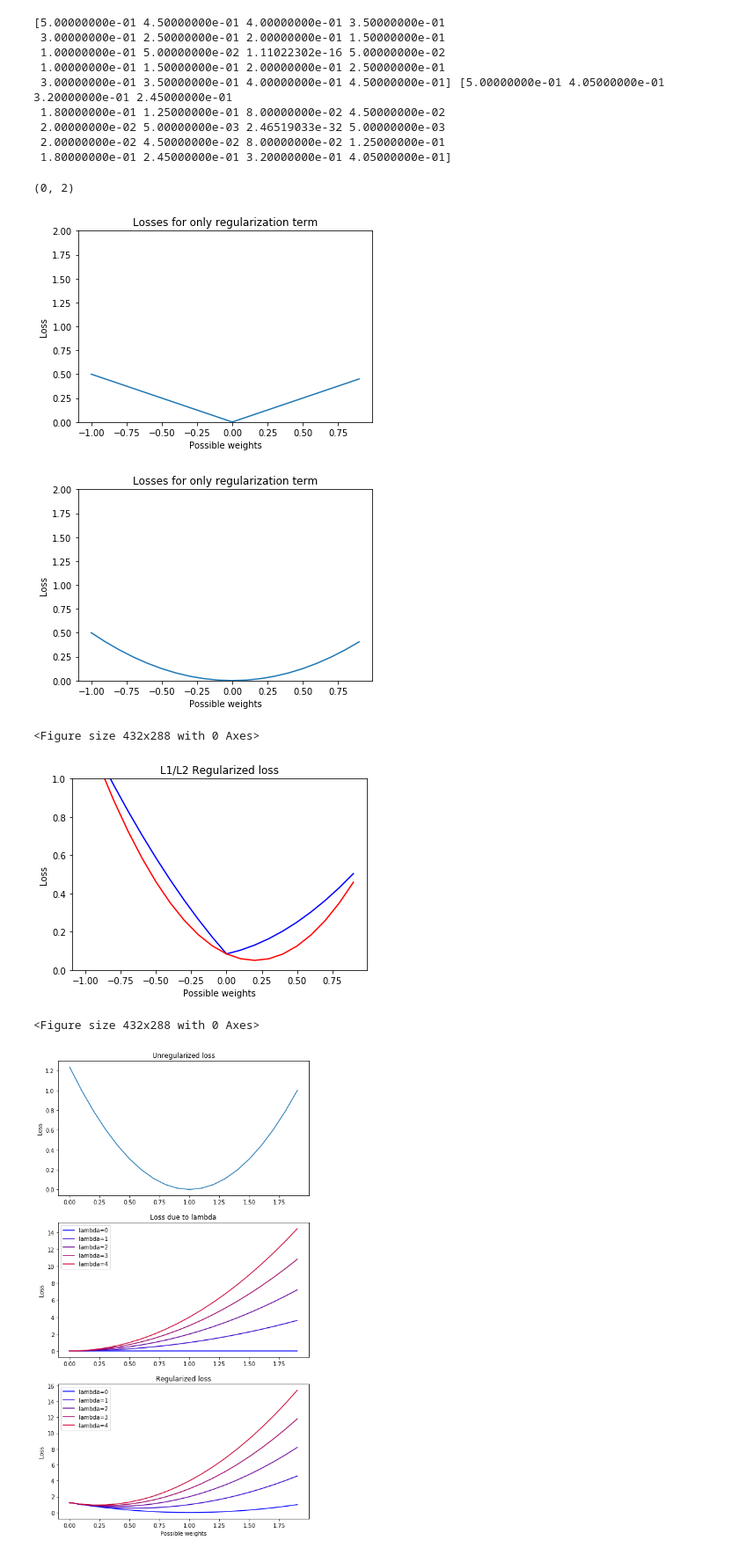
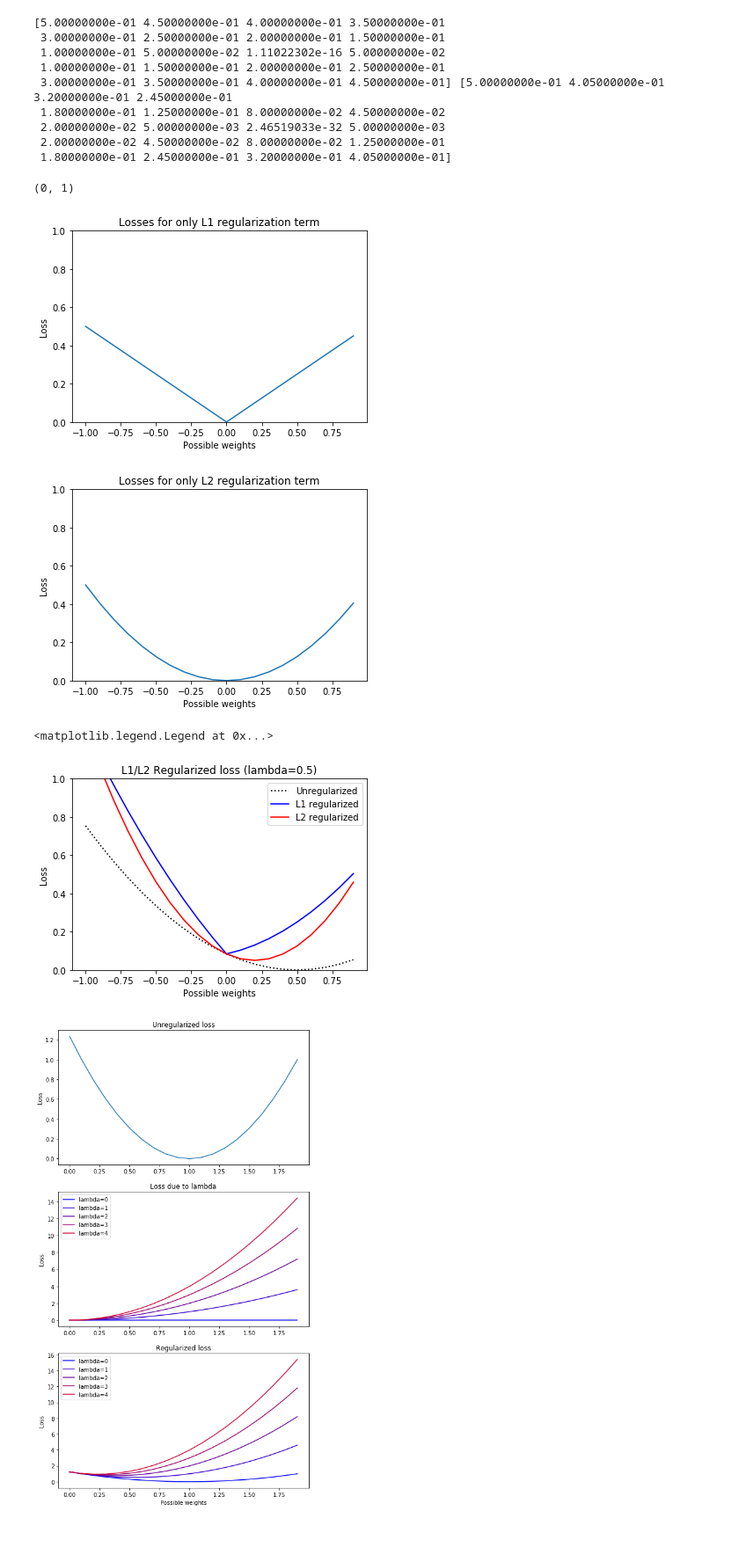
Before and after one commit to nickyeolk/regularization_visualized, a Jupyter notebook: Regularization visualized.ipynb, the cells around one changed output. Shown: that part at 88% size. Drawn from its saved outputs; the diff is of its cells as text; code cells hidden in the pictures.

```diff
--- a/Regularization visualized.ipynb
+++ b/Regularization visualized.ipynb
@@ -49,38 +49,38 @@ print(reg1, reg2)
 # %%
 plt.figure(1)
 plt.plot(w, reg1)
-plt.title('Losses for only regularization term')
+plt.title('Losses for only L1 regularization term')
 plt.xlabel('Possible weights')
 plt.ylabel('Loss')
-plt.ylim([0,2])
+plt.ylim([0,1])
 plt.figure(2)
 plt.plot(w, reg2)
-plt.title('Losses for only regularization term')
+plt.title('Losses for only L2 regularization term')
 plt.xlabel('Possible weights')
 plt.ylabel('Loss')
-plt.ylim([0,2])
+plt.ylim([0,1])
 # %% [output]
-(0, 2)
+(0, 1)
-[figure, old version]
+[figure, new version]
-[figure, old version]
+[figure, new version]
 # %%
 plt.figure(1)
-plt.plot(w, reg1+errors, 'b')
-plt.plot(w, reg2+errors, 'r')
-plt.title('L1/L2 Regularized loss')
+plt.plot(w, errors, ':k', label='Unregularized')
+plt.plot(w, reg1+errors, 'b', label='L1 regularized')
+plt.plot(w, reg2+errors, 'r', label='L2 regularized')
+plt.title('L1/L2 Regularized loss (lambda=0.5)')
 plt.xlabel('Possible weights')
 plt.ylabel('Loss')
 plt.ylim([0,1])
-plt.figure(2)
+plt.legend()
 
 # plt.title('L2 Regularized loss')
 # plt.xlabel('Possible weights')
 # plt.ylabel('Loss')
 # plt.ylim([0,2])
 # %% [output]
-<Figure size 432x288 with 0 Axes>
+<matplotlib.legend.Legend at 0x...>
-[figure, old version]
+[figure, new version]
-<Figure size 432x288 with 0 Axes>
 # %%
 lmbdamax=5
 plt.figure(figsize=(8,15))
```
Also changed, not shown: parts of 1 cell of this notebook, 5 other files.
